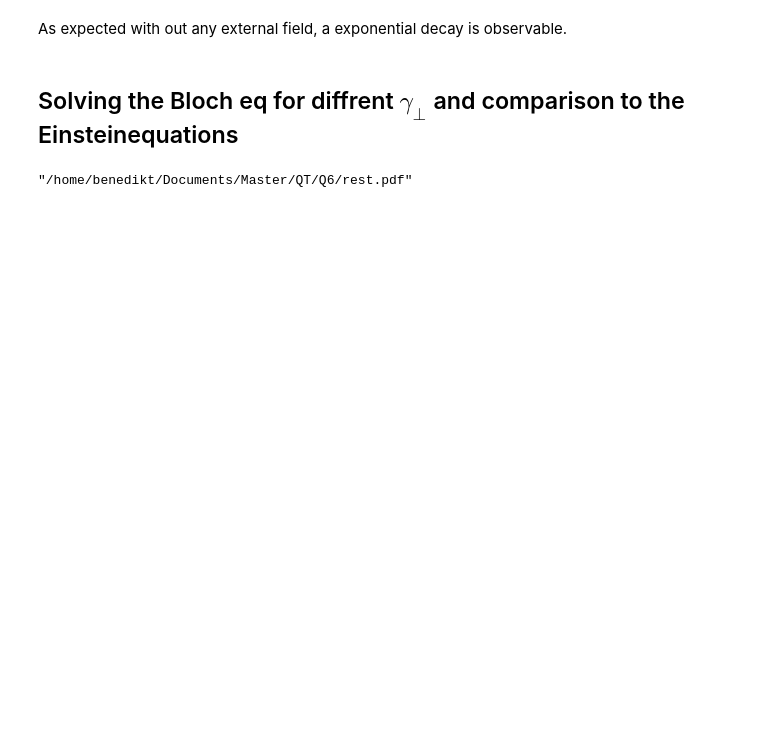
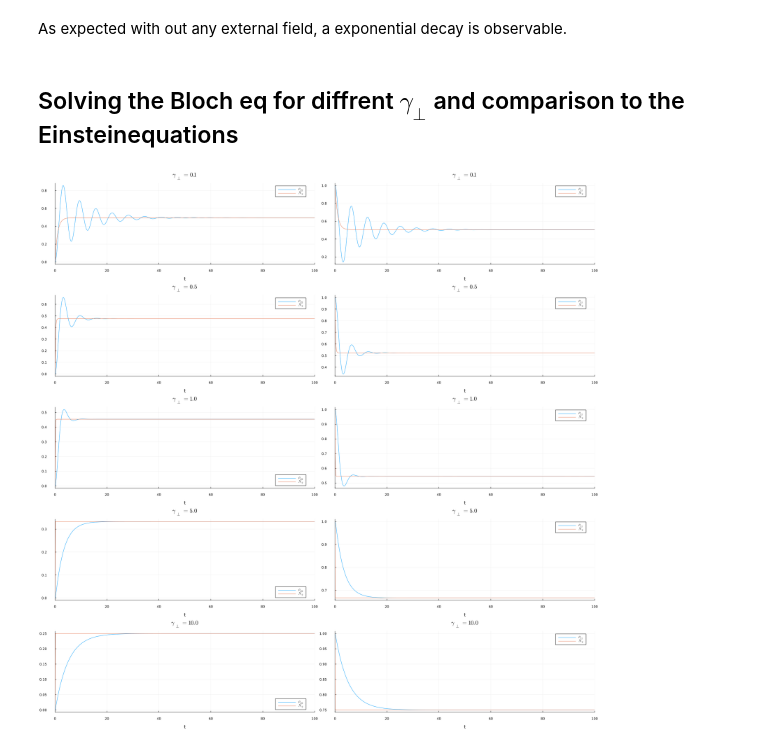
Before and after one commit to BenediktAuer/QT, a Jupyter notebook: Q6/Q6.ipynb, the cells around one changed output. Saved outputs shown, nothing was run; the diff lists cells and outputs as text; code cells hidden in the pictures; blank space fills up the shorter version.

```diff
--- a/Q6/Q6.ipynb
+++ b/Q6/Q6.ipynb
@@ -89,23 +89,23 @@ As expected with out any external field, a exponential decay is observable.
 # %%
 # initial values
 u0 = ComplexF64[0; 1;0.0;0.0] #u = current state (ρ₂₂,ρ₁₁,ρ₂₁, ρ₁₂)
 # time to solve
 tspan = (0.0, 100.0)
 plots = []
 γ_senkrs = [0.1,0.5,1,5,10]
 for γ_senkr in γ_senkrs
     prob = ODEProblem(bloch!, u0, tspan, [0.1,1,γ_senkr,0]) #p = parameters (γ,Ω,γ⟂,Δ)
     sol = solve(prob)
     Ps = (rateeq.(0:0.1:100,1,0,getEinstein([0.1,1,γ_senkr,0])...))
     P1 = [x[1] for x in Ps]
     P2 = [x[2] for x in Ps]
     a = plot(sol,idxs =(f,0,1),label=L"\rho_{22}",title = L"\gamma_\perp = %$γ_senkr")
     plot!(0:0.1:100, P1,label=L"N_2")
     b = plot(sol,idxs =(f,0,2),label=L"\rho_{11}", title=L"\gamma_\perp = %$γ_senkr")
         plot!(0:0.1:100, P2,label=L"N_2")
     append!(plots,(a,b))
 end
 plot(plot.(plots)..., layout=(length(γ_senkrs),2),size=(2000,2000))
-savefig("rest.pdf")
+# savefig("rest.pdf")
 # %% [output]
-"/home/benedikt/Documents/Master/QT/Q6/rest.pdf"
+[figure, added]
```
Also changed, not shown: parts of 1 cell of this notebook.
